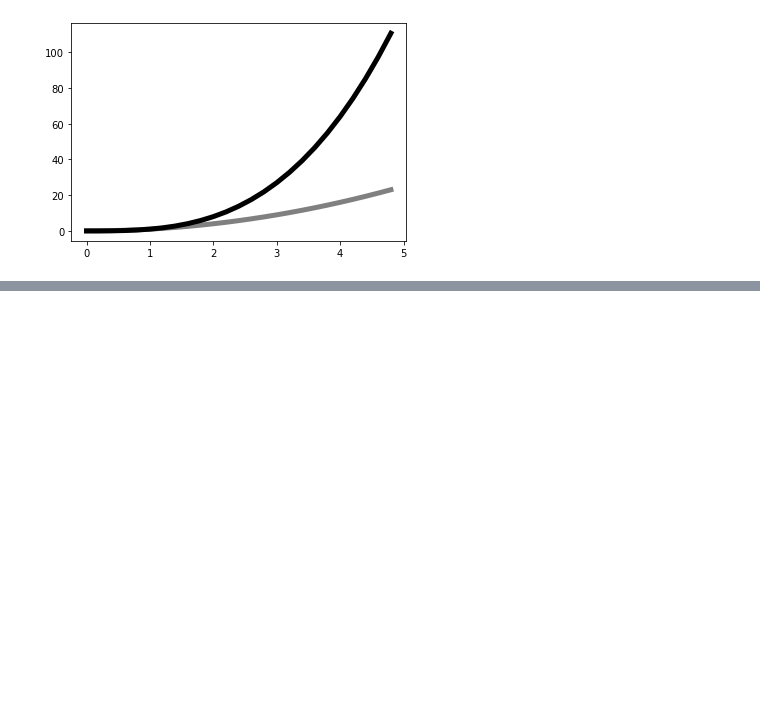
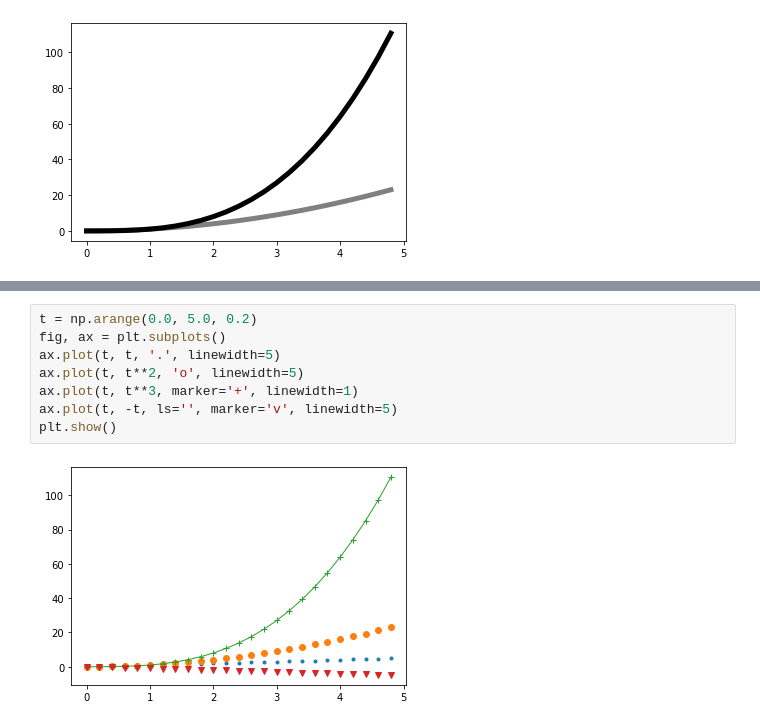
Before and after one commit to HishamAbbassy/PythonTutorial, a Jupyter notebook: Lec5_Matplotlib.ipynb, the cells around one changed output, grey strips where cells are left out. Drawn from its saved outputs; the diff is of its cells as text; blank space fills up the shorter version.

```diff
--- a/Lec5_Matplotlib.ipynb
+++ b/Lec5_Matplotlib.ipynb
@@ -581,0 +633,10 @@ plt.show()
+# %%
+t = np.arange(0.0, 5.0, 0.2)
+fig, ax = plt.subplots()
+ax.plot(t, t, '.', linewidth=5)
+ax.plot(t, t**2, 'o', linewidth=5)
+ax.plot(t, t**3, marker='+', linewidth=1)
+ax.plot(t, -t, ls='', marker='v', linewidth=5)
+plt.show()
+# %% [output]
+[figure, added]
```
Also changed, not shown: parts of 29 cells of this notebook.
